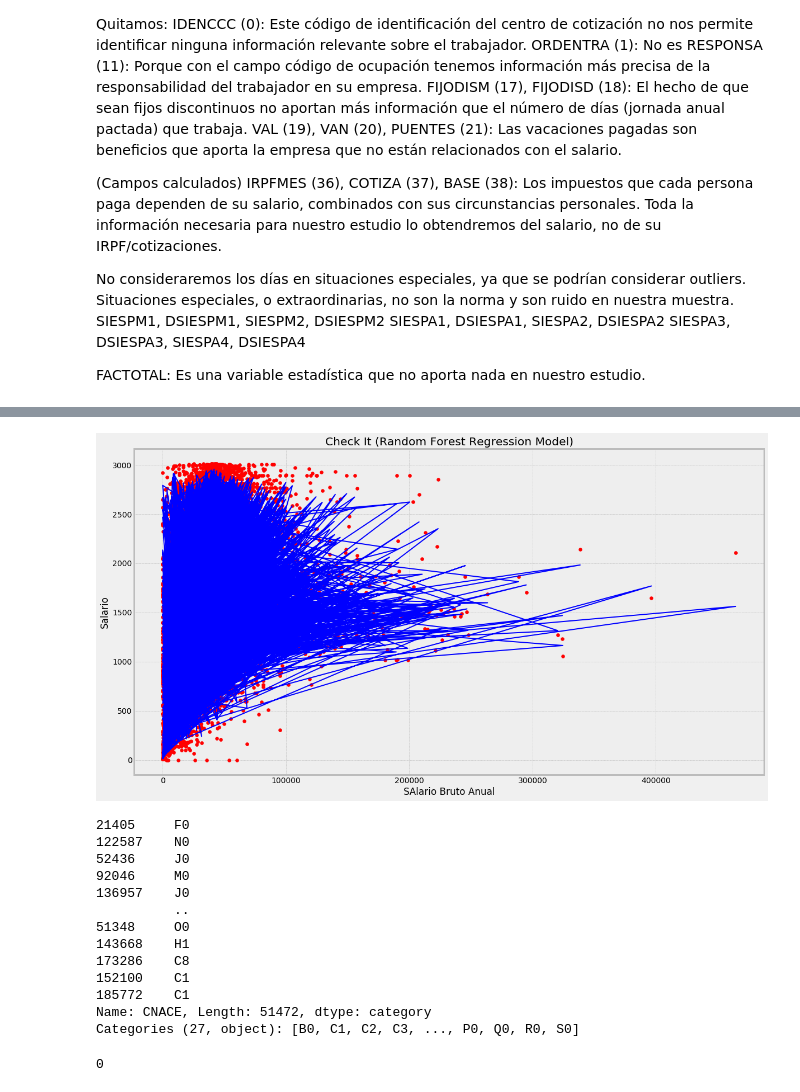
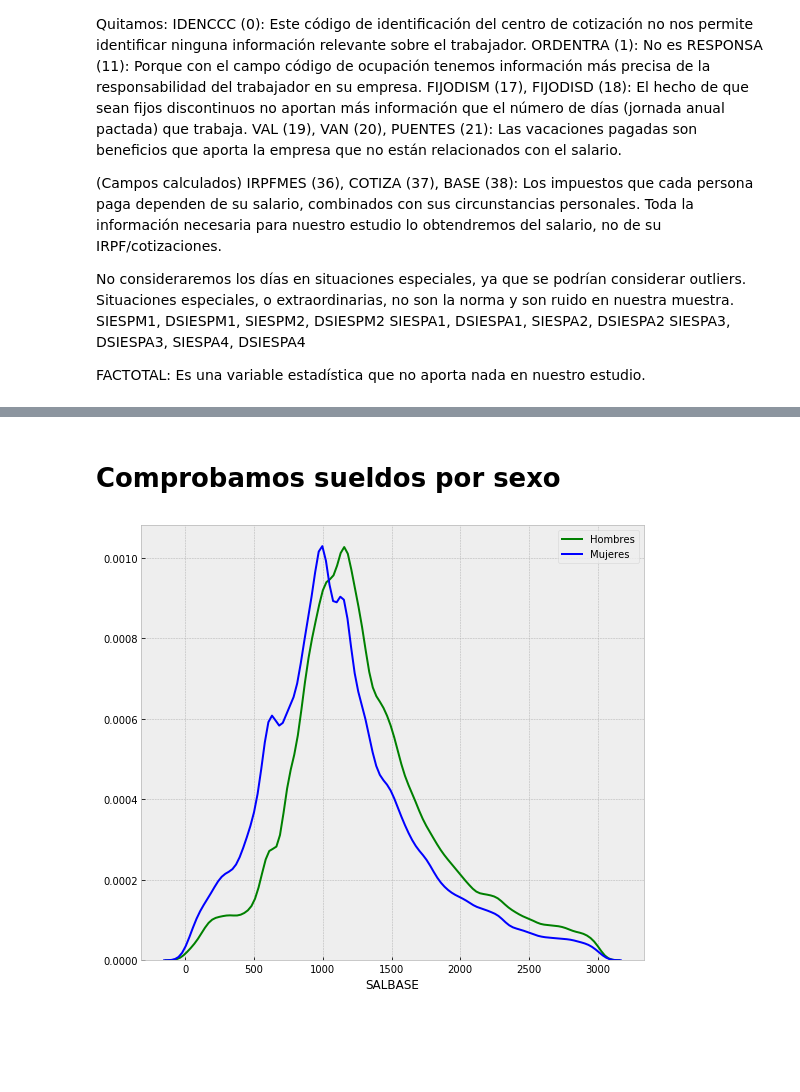
Before and after one commit to Jorge-Saura/UOC-Tipologia-Practica2, a Jupyter notebook: practica.ipynb, the cells around one changed output, grey strips where cells are left out. Cells and saved outputs as stored; diff of their text form; code cells hidden in the pictures; blank space fills up the shorter version.

Commit message:
Añadidos estudio de edad por sexos y cargo por sexo.

```diff
--- a/practica.ipynb
+++ b/practica.ipynb
@@ -560,38 +560,11 @@ sns.distplot(dfSueldosReduced['PrediccionSueldo'], color='r', bins=100, hist_kws
-# %%
-### ESTO NO ME SIRVE. NO PUEDEO COMPARAR EL VALOR DEL SUELDO CON NINGUNA OTRA VARIABLE
-
-
-
-columnGraph = 'RETRINOIN'
-
-X_grid = np.arange(min(features_df[columnGraph]), max(features_df[columnGraph]), 100)
-X_grid = X_grid.reshape((len(X_grid), 1))
-f, ax = plt.subplots(figsize=(18,10))
-plt.scatter(features_df[columnGraph], features_df['SALBASE'], color = 'red')
-plt.plot(features_df[columnGraph], rf.predict(features), color = 'blue')
-plt.title('Check It (Random Forest Regression Model)')
-plt.xlabel('SAlario Bruto Anual')
-plt.ylabel('Salario')
-plt.show()
-# %% [output]
-[figure, removed]
-# %%
-CNACE
-# %% [output]
-21405     F0
-122587    N0
-52436     J0
-92046     M0
-136957    J0
-          ..
-51348     O0
-143668    H1
-173286    C8
-152100    C1
-185772    C1
-Name: CNACE, Length: 51472, dtype: category
-Categories (27, object): [B0, C1, C2, C3, ..., P0, Q0, R0, S0]
-# %%
-dfSueldosReduced[columnGraph].min()
-# %% [output]
-0
+# %% [markdown]
+# Comprobamos sueldos por sexo
+# %%
+hombres = dfSueldosReduced[dfSueldosReduced['SEXO'] == 1]
+mujeres = dfSueldosReduced[dfSueldosReduced['SEXO'] == 6]
+
+fig = plt.figure(figsize=(9, 8))
+sns.distplot(hombres['SALBASE'], color='g', bins=100, hist_kws={'alpha': 0.4}, hist=False, label = 'Hombres');
+sns.distplot(mujeres['SALBASE'], color='b', bins=100, hist_kws={'alpha': 0.4}, hist=False,  label = 'Mujeres');
+# %% [output]
+[figure, added]
```
Also changed, not shown: parts of 16 cells of this notebook.
